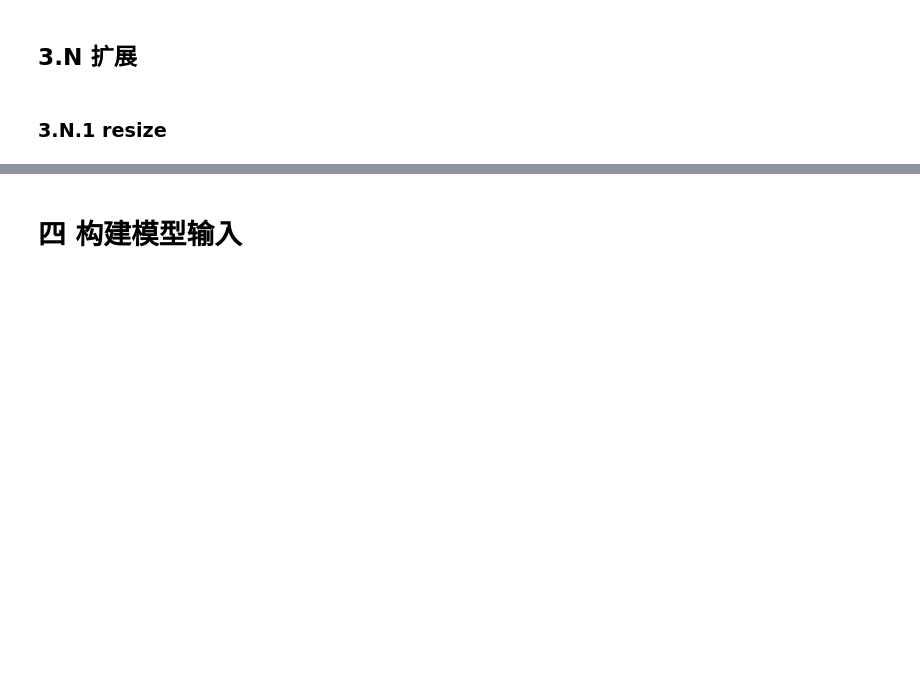
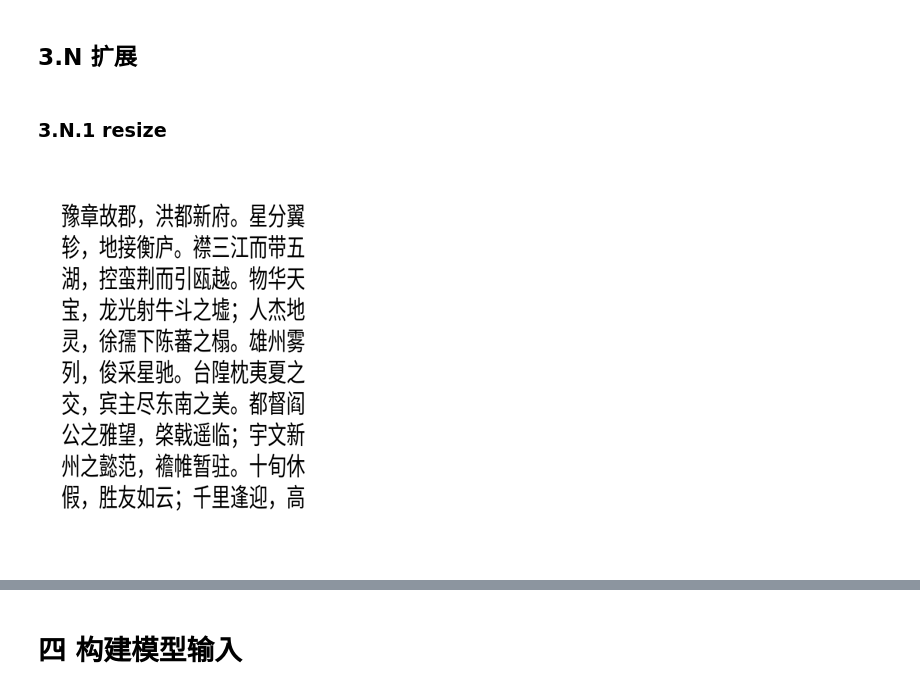
Before and after one commit to FutureAI-X/DeepSeek-OCR-Research, a Jupyter notebook: reproduct/infer_analysis.ipynb, the cells around one changed output, grey strips where cells are left out. Saved outputs shown, nothing was run; the diff lists cells and outputs as text; code cells hidden in the pictures; blank space fills up the shorter version.

```diff
--- a/reproduct/infer_analysis.ipynb
+++ b/reproduct/infer_analysis.ipynb
@@ -48,3 +60,8 @@ ratio
 ## 3.N 扩展
 # %% [markdown]
 ### 3.N.1 resize
+# %%
+image_first_resize = image_first.resize((300, 400))
+image_first_resize
+# %% [output]
+[figure, added]
```
Also changed, not shown: parts of 10 cells of this notebook, 2 other files.
